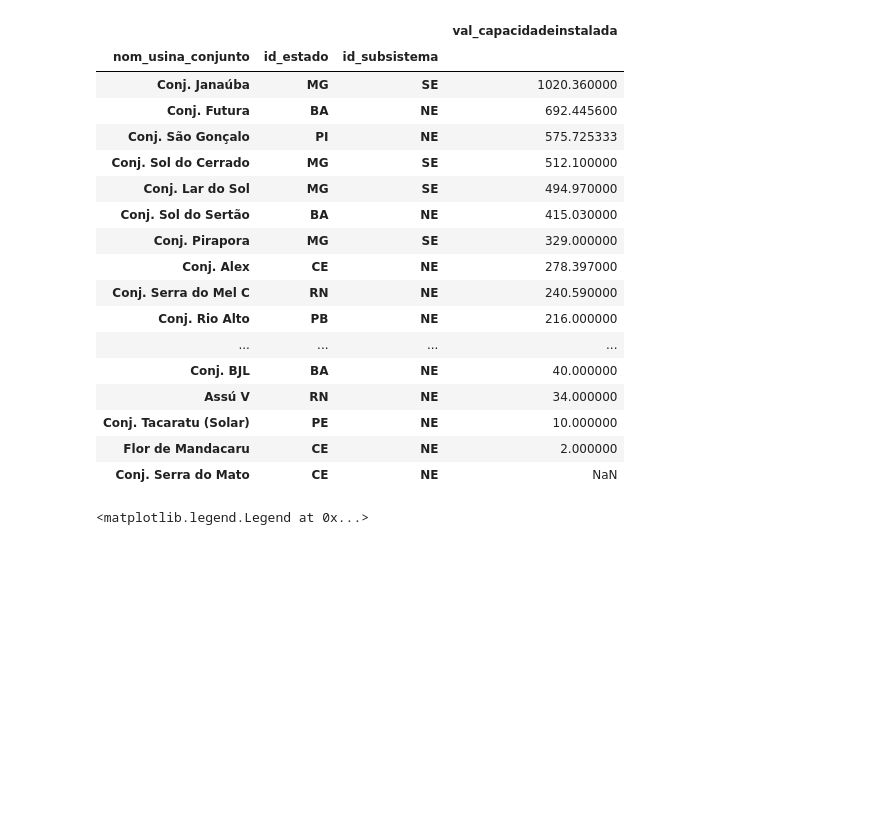
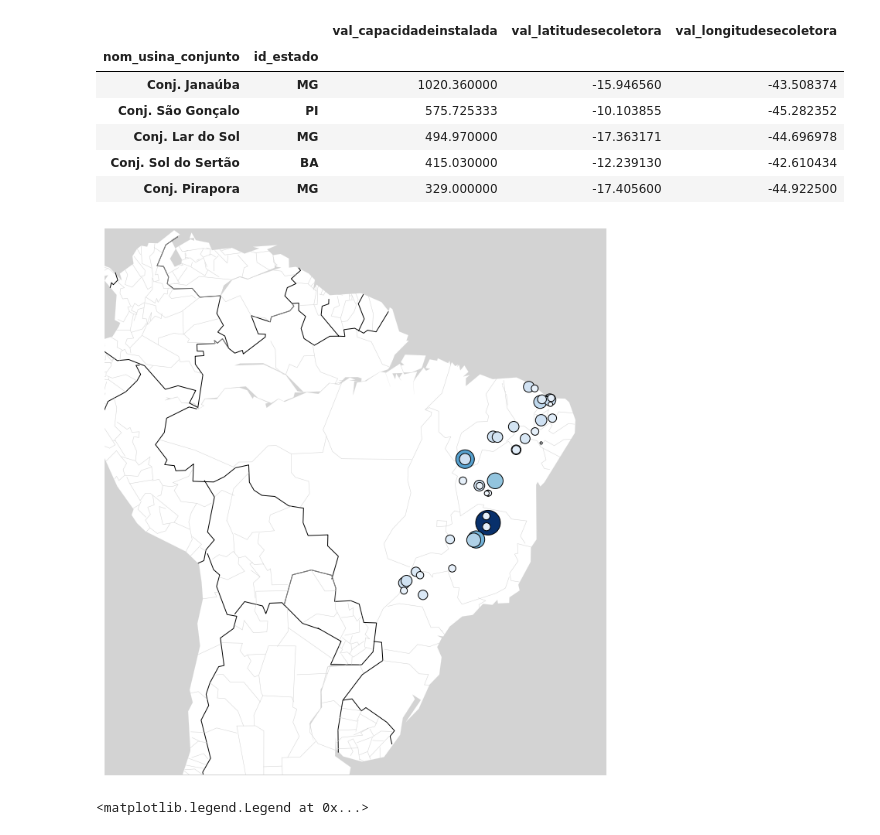
Before and after one commit to La1ra1/Gestao_energetica_trabalhos, a Jupyter notebook: Seminário 2/figuras_geracao_pv.ipynb, the cells around one changed output. Drawn from its saved outputs; the diff is of its cells as text; code cells hidden in the pictures; blank space fills up the shorter version.

```diff
--- a/Seminário 2/figuras_geracao_pv.ipynb
+++ b/Seminário 2/figuras_geracao_pv.ipynb
@@ -23,23 +41,12 @@ conjunto_futura_df = main_df.pipe(get_usina_solar_pipeline, nome_usina='Conj. Fu
 # %%
-group_by_usina = main_df.query('nom_tipousina=="Solar"').groupby(['nom_usina_conjunto', 'id_estado','id_subsistema']).agg({'val_capacidadeinstalada':'last'}).sort_values(by='val_capacidadeinstalada',ascending=False)
+group_by_usina = main_df.query('nom_tipousina=="Solar"').groupby(['nom_usina_conjunto', 'id_estado']).agg({'val_capacidadeinstalada':'last', 'val_latitudesecoletora':'last', 'val_longitudesecoletora':'last'}).sort_values(by='val_capacidadeinstalada',ascending=False)
 # %%
-group_by_usina
+group_by_usina.dropna().head()
 # %% [output]
-|  |  |  | val_capacidadeinstalada |
-| nom_usina_conjunto | id_estado | id_subsistema |  |
-| Conj. Janaúba | MG | SE | 1020.360000 |
-| Conj. Futura | BA | NE | 692.445600 |
-| Conj. São Gonçalo | PI | NE | 575.725333 |
-| Conj. Sol do Cerrado | MG | SE | 512.100000 |
-| Conj. Lar do Sol | MG | SE | 494.970000 |
-| Conj. Sol do Sertão | BA | NE | 415.030000 |
-| Conj. Pirapora | MG | SE | 329.000000 |
-| Conj. Alex | CE | NE | 278.397000 |
-| Conj. Serra do Mel C | RN | NE | 240.590000 |
-| Conj. Rio Alto | PB | NE | 216.000000 |
-| ... | ... | ... | ... |
-| Conj. BJL | BA | NE | 40.000000 |
-| Assú V | RN | NE | 34.000000 |
-| Conj. Tacaratu (Solar) | PE | NE | 10.000000 |
-| Flor de Mandacaru | CE | NE | 2.000000 |
-| Conj. Serra do Mato | CE | NE | NaN |
+|  |  | val_capacidadeinstalada | val_latitudesecoletora | val_longitudesecoletora |
+| nom_usina_conjunto | id_estado |  |  |  |
+| Conj. Janaúba | MG | 1020.360000 | -15.946560 | -43.508374 |
+| Conj. São Gonçalo | PI | 575.725333 | -10.103855 | -45.282352 |
+| Conj. Lar do Sol | MG | 494.970000 | -17.363171 | -44.696978 |
+| Conj. Sol do Sertão | BA | 415.030000 | -12.239130 | -42.610434 |
+| Conj. Pirapora | MG | 329.000000 | -17.405600 | -44.922500 |
@@ -46,3 +57,34 @@ group_by_usina
+# %%
+#lat = df['latd'].values
+#lon = df['longt'].values
+#values = df['Salary'].values
+
+font_color = '#525252'
+hfont = {'fontname':'Calibri'}
+line_color = '#d3d3d3'
+title = 'Average IT salaries in US cities'
+label_name = 'USD thousand per year'
+
+fig = plt.figure(figsize=(20,13))
+
+m = Basemap(llcrnrlon=-79.446328, llcrnrlat=-35.243256,
+            urcrnrlon= -30.659516,urcrnrlat= 10.559495,
+            projection='lcc',
+            lat_1=5,lat_2=2,lon_0=-100)
+
+m.drawcoastlines(color=line_color, linewidth=0.1)
+m.drawcountries(color='black', linewidth=1)
+m.drawstates(color=line_color)
+m.drawmapboundary(color=line_color, fill_color=line_color, zorder=0)
+m.fillcontinents(color='w',lake_color=line_color, zorder=1)
+
+x, y = m(lon, lat)
+m.scatter(x, y, s=values, c=values, zorder=10, cmap='Blues', linewidths=1, edgecolor='black', )
+
+
+plt.show()
+# %% [output]
+[figure, added]
 # %%
 group_by_usina.groupby(by='id_subsistema').agg({'val_capacidadeinstalada':'sum'}).plot( kind='bar', label='id_subsistema', ylabel='Capacidade Instalada (MW)')
 plt.tick_params(axis='x',rotation=0)
```
Also changed, not shown: parts of 4 cells of this notebook, 1 other file.
